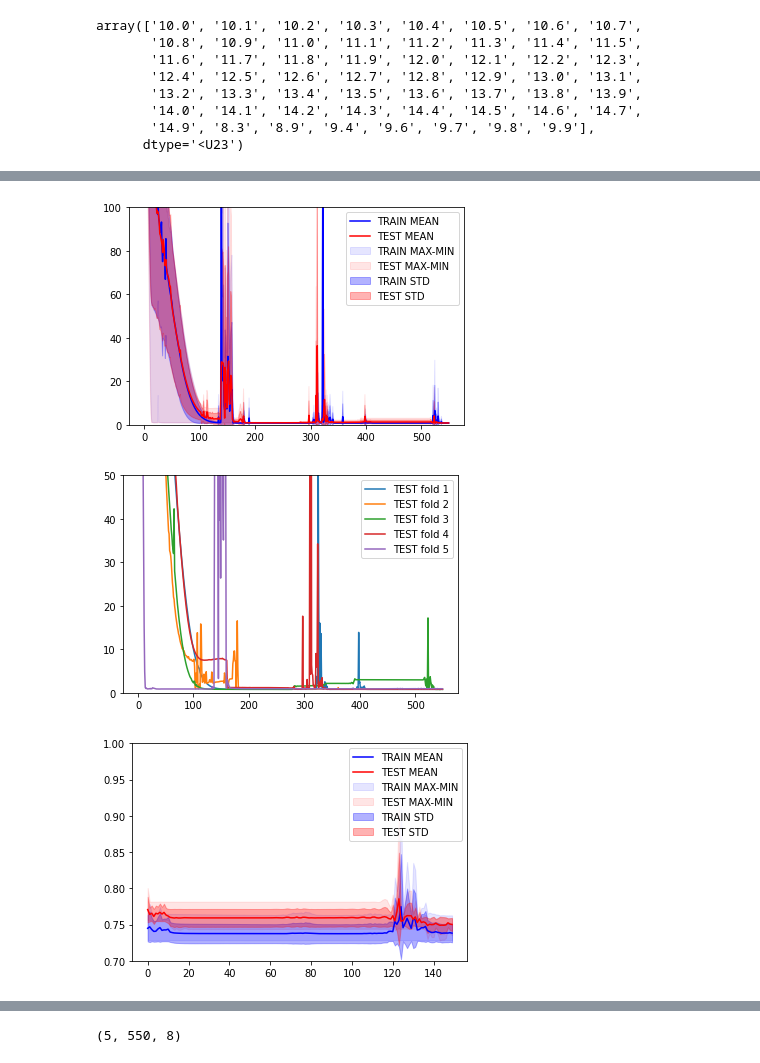
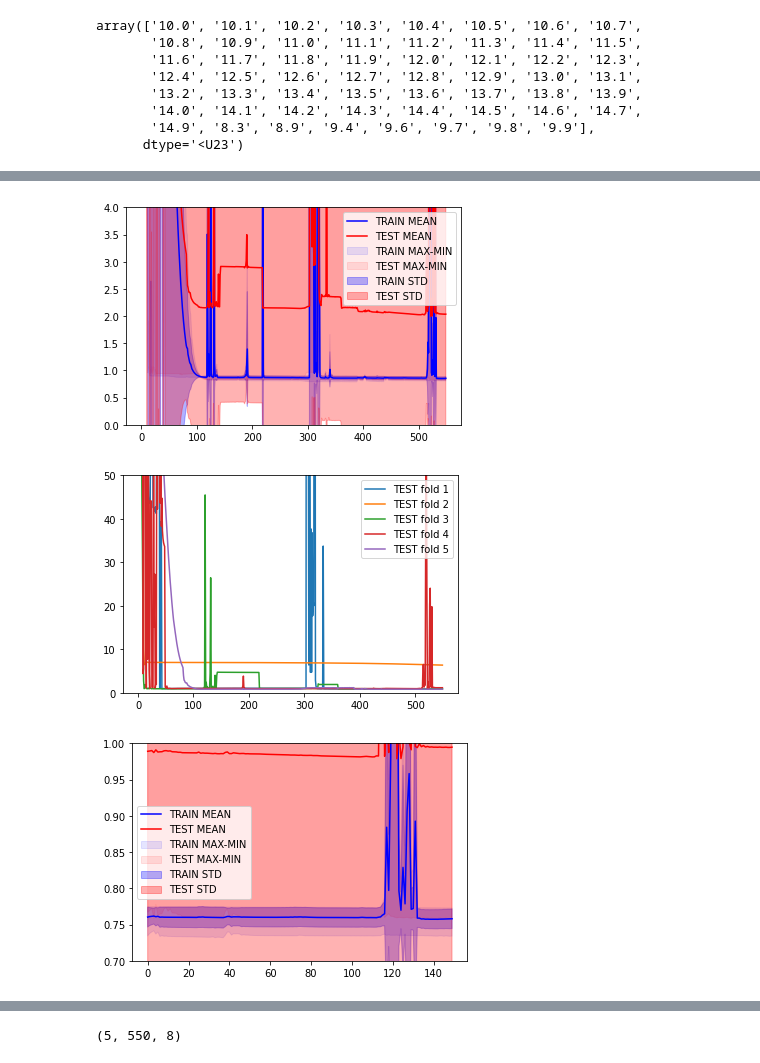
Before and after one commit to Abdigal1/LIIARPI_1, a Jupyter notebook: SLIC_GAT/SLIC_GAT_PRUEBAS.ipynb, the cells around one changed output, grey strips where cells are left out. Saved outputs shown, nothing was run; the diff lists cells and outputs as text; code cells hidden in the pictures.

```diff
--- a/SLIC_GAT/SLIC_GAT_PRUEBAS.ipynb
+++ b/SLIC_GAT/SLIC_GAT_PRUEBAS.ipynb
@@ -103,6 +103,6 @@ last_results.npy                   util.py
 # %%
 os.listdir()
-res_dir="MMhh_SelFR_v10_BinCl3"
+res_dir="MMhh_SelFR_v10_BinCl4"
 
 lr=np.load(os.path.join(pth,res_dir,'last_results_10f_unsampled_hh.npy'),allow_pickle=True)
 
@@ -154,22 +154,22 @@ tt_aa=np.vstack((np.max(t_a,axis=0),
 # %%
 
 import matplotlib.pyplot as plt
 
 init=0
 plt.fill_between(x=np.arange(tt_a[1][init:].shape[0]),y1=tt_a[1][init:],y2=tt_a[0][init:],color='b',alpha=0.1, label = "TRAIN MAX-MIN")
 plt.fill_between(x=np.arange(tt_a[1][init:].shape[0]),y1=vv_a[1][init:],y2=vv_a[0][init:],color='r',alpha=0.1, label = "TEST MAX-MIN")
 
 plt.fill_between(x=np.arange(tt_a[1][init:].shape[0]),y1=tt_a[3][init:],y2=tt_a[4][init:],color='b',alpha=0.3, label = "TRAIN STD")
 plt.fill_between(x=np.arange(tt_a[1][init:].shape[0]),y1=vv_a[3][init:],y2=vv_a[4][init:],color='r',alpha=0.3, label = "TEST STD")
 
 plt.plot(tt_a[2][init:],'b', label = "TRAIN MEAN")
 plt.plot(vv_a[2][init:],'r', label = "TEST MEAN")
 
-plt.ylim(0,100)
+plt.ylim(0,4)
 plt.legend()
 plt.show()
 # %% [output]
-[figure, old version]
+[figure, new version]
 # %%
 import matplotlib.pyplot as plt
 
@@ -183,7 +183,7 @@ plt.ylim(0,50)
 plt.legend()
 plt.show()
 # %% [output]
-[figure, old version]
+[figure, new version]
 # %%
 import matplotlib.pyplot as plt
 
@@ -201,7 +201,7 @@ plt.ylim(0.7,1)
 plt.legend()
 plt.show()
 # %% [output]
-[figure, old version]
+[figure, new version]
 # %%
 #(folds,epochs,classes)
 flTP_v=np.vectorize(lambda lTP,i:np.array(lTP[i]['valid_acc_abs']),
```
Also changed, not shown: parts of 5 cells of this notebook, 41 other files.
